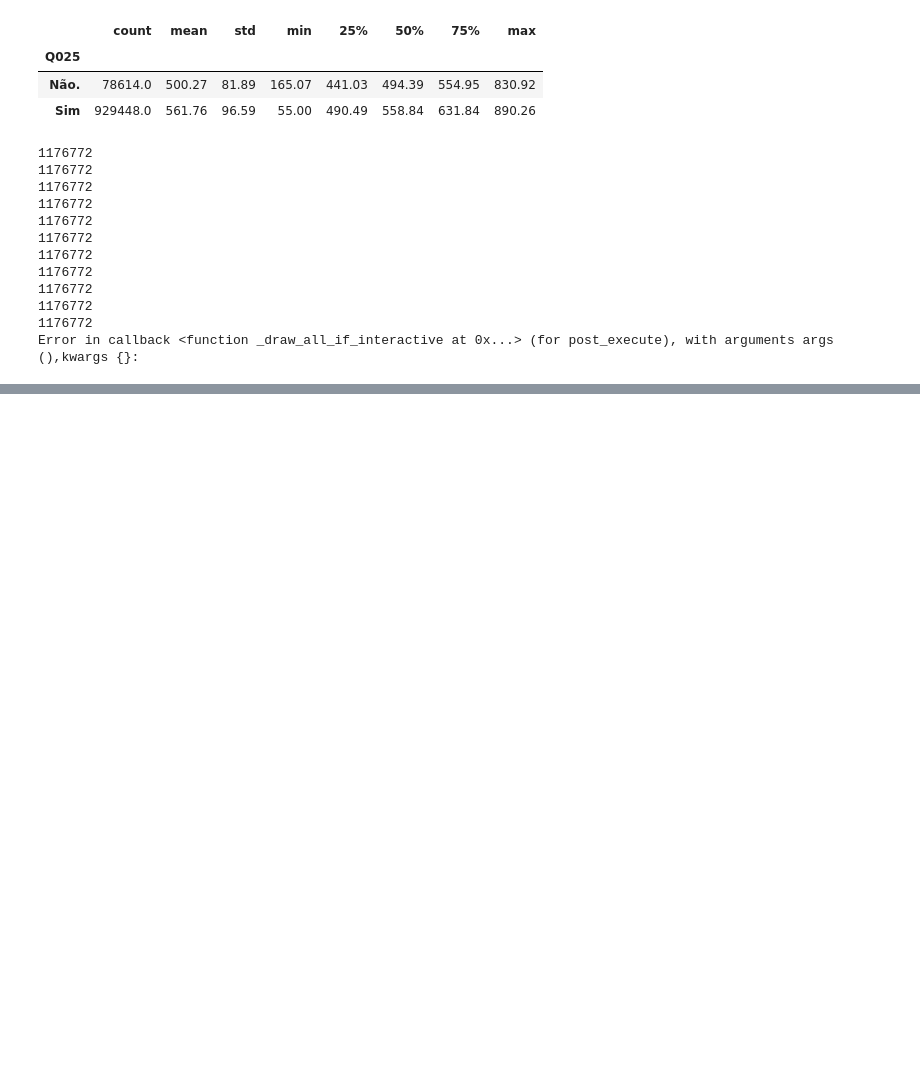
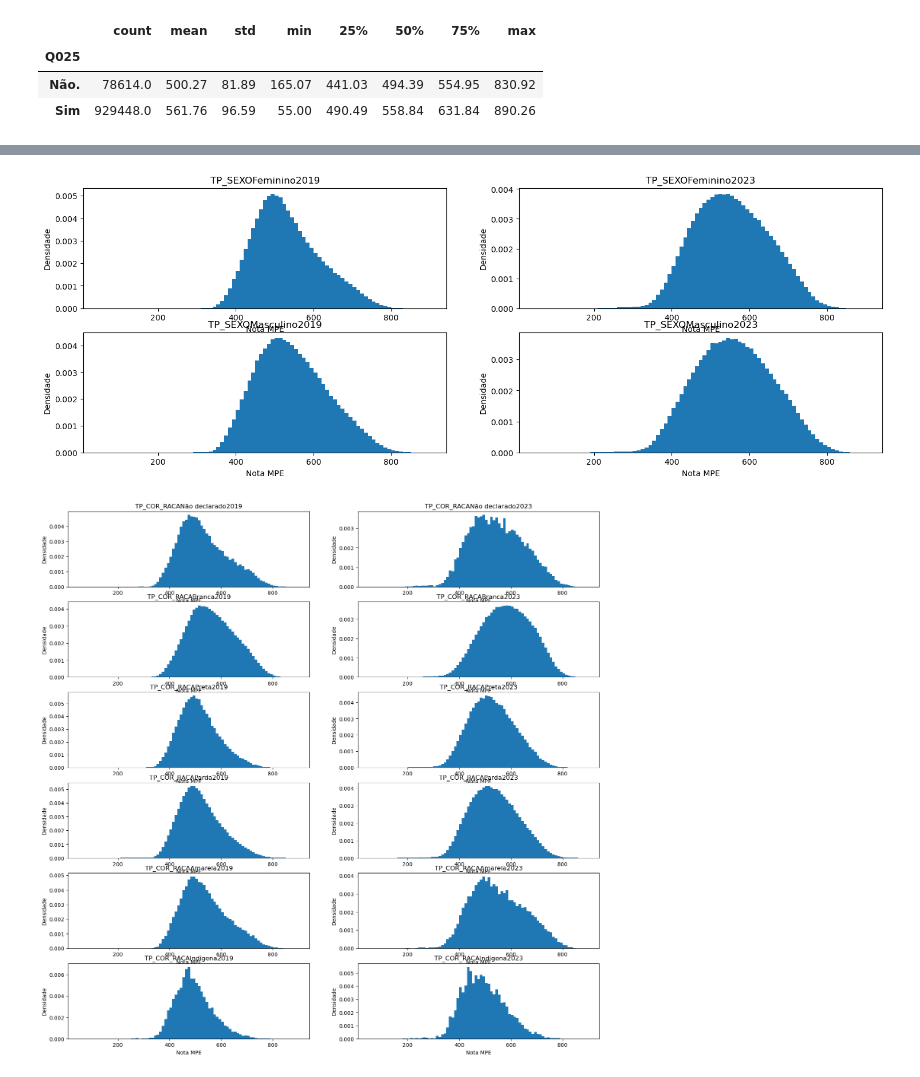
Before and after one commit to josecapitto/PROJ2-CDADOS-JOSE-JOAO-E-NICOLAS-, a Jupyter notebook: V2 cdados.ipynb, the cells around one changed output, grey strips where cells are left out. Saved outputs shown, nothing was run; the diff lists cells and outputs as text; code cells hidden in the pictures; blank space fills up the shorter version.

```diff
--- a/V2 cdados.ipynb
+++ b/V2 cdados.ipynb
@@ -609,23 +606,19 @@ for grp in lista_grupos:
     plt.figure(figsize= (18,mult))
     for c in df19[grp].cat.categories:
         filtro19 = df19[grp] == c
-        plt.Subplot(linhas, 2, i)
+        plt.subplot(linhas, 2, i)
         plt.hist(df19[filtro19].MPE, bins = Faixa, density= True)
+        plt.title(grp+' '+c+' '+'2019')
+        plt.ylabel('Densidade')
+        plt.xlabel('Nota MPE')
         i += 1
         filtro23 = df23[grp] == c
-        plt.Subplot(linhas, 2, i)
+        plt.subplot(linhas, 2, i)
         plt.hist(df23[filtro23].MPE, bins=Faixa, density=True)
+        plt.title(grp+' '+c+' '+'2023')
+        plt.ylabel('Densidade')
+        plt.xlabel('Nota MPE')
         i+=1
+
+plt.show()
 # %% [output]
-1176772
-1176772
-1176772
-1176772
-1176772
-1176772
-1176772
-1176772
-1176772
-1176772
-1176772
-Error in callback <function _draw_all_if_interactive at 0x...> (for post_execute), with arguments args (),kwargs {}:
@@ -632,0 +625,2 @@ ValueError: Image size of 1800x353031600 pixels is too large. It must be less th
+[figure, added]
+[figure, added]
```
Also changed, not shown: parts of 2 cells of this notebook.
